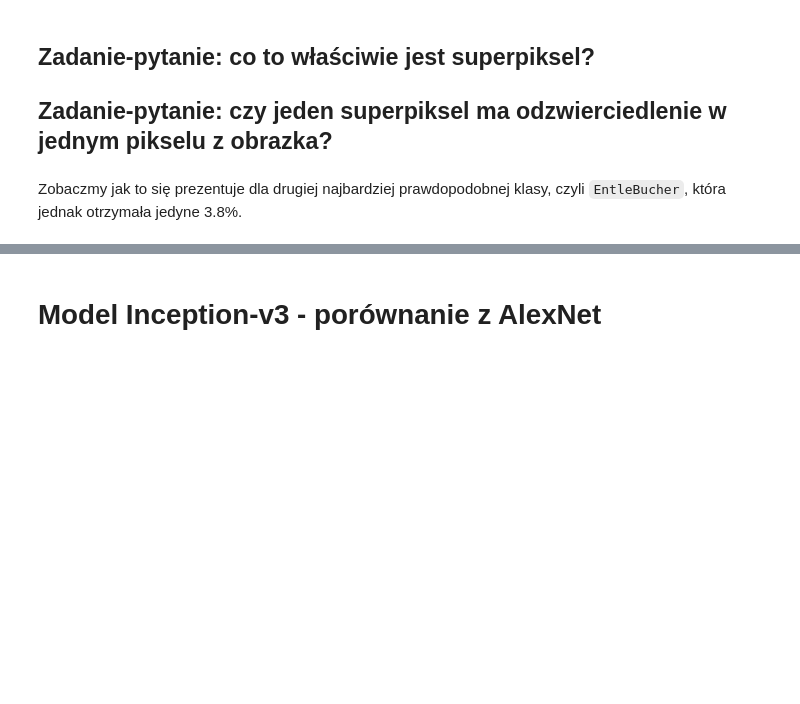
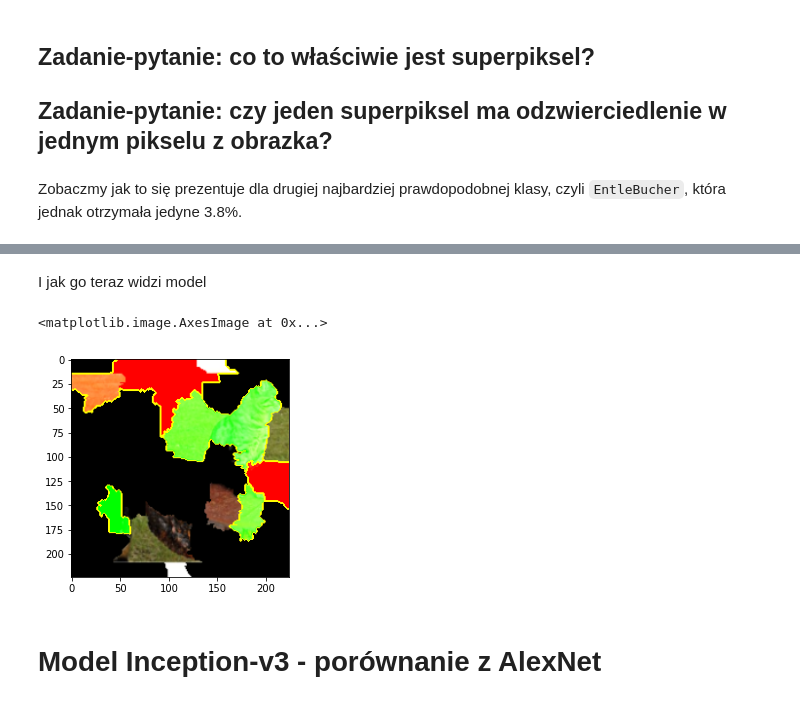
Before and after one commit to Mlokos/active-learning-lime, a Jupyter notebook: LAB03.ipynb, the cells around one changed output, grey strips where cells are left out. Drawn from its saved outputs; the diff is of its cells as text; code cells hidden in the pictures; blank space fills up the shorter version.

```diff
--- a/LAB03.ipynb
+++ b/LAB03.ipynb
@@ -245,0 +278,4 @@ plt.imshow(boundaries)
+# %%
+cropped_image_pil = Image.fromarray(cropped_image_ndarray)
+
+get_prediction_probabilities(cropped_image_pil, inception_v3)
@@ -246,3 +298,23 @@ plt.imshow(boundaries)
+# %% [markdown]
+I jak go teraz widzi model
+# %%
+cropped_image_explanation = explainer.explain_instance(
+    image=lime_transformer(cropped_image_pil),
+    classifier_fn=partial(predict_batch, inception_v3),
+    top_labels=5,
+    num_samples=1000)
+# %%
+image, mask = cropped_image_explanation.get_image_and_mask(
+    label=cropped_image_explanation.top_labels[0],
+    positive_only=False,
+    negative_only=False,
+    num_features=10,
+    hide_rest=False)
+boundaries = mark_boundaries(image, mask)
+plt.imshow(boundaries)
+# %% [output]
+<matplotlib.image.AxesImage at 0x...>
+[figure, added]
 # %% [markdown]
 # **Model Inception-v3 - porównanie z AlexNet**
 # %% [markdown]
```
Also changed, not shown: parts of 12 cells of this notebook.
